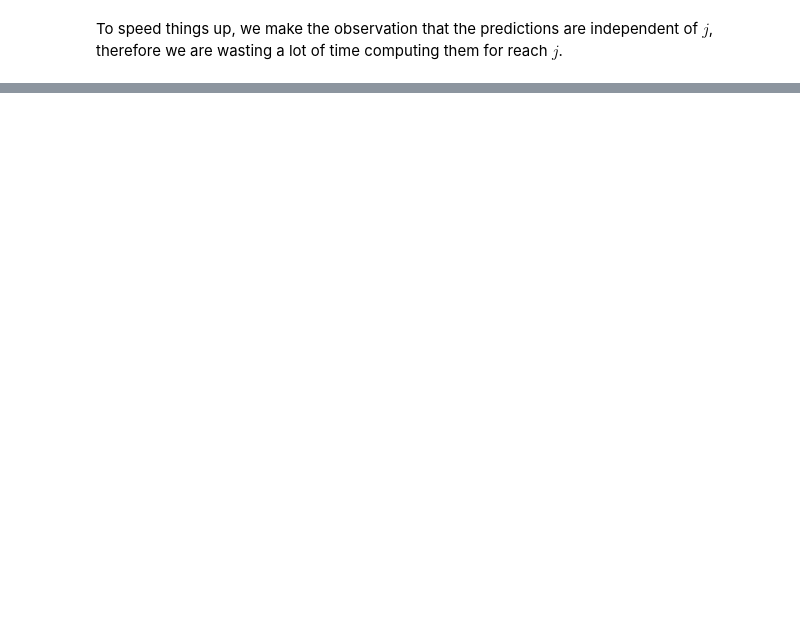
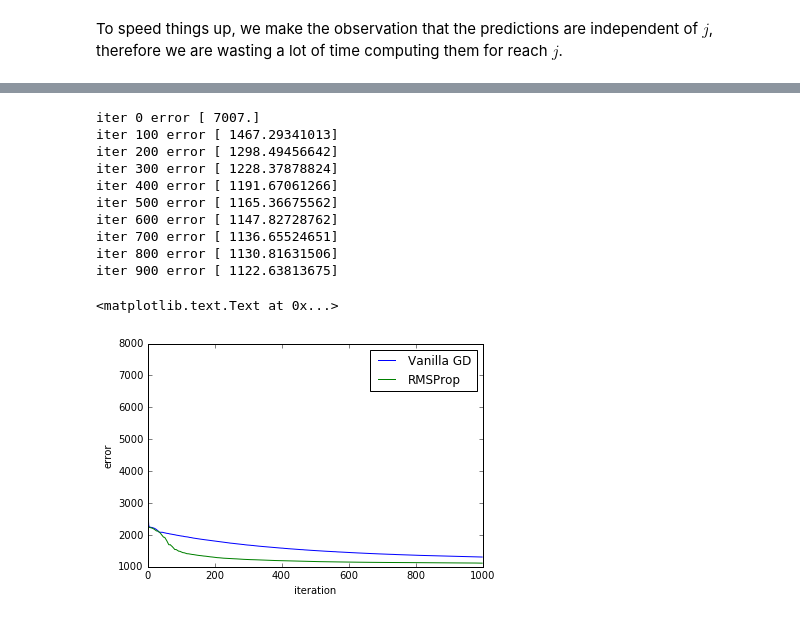
Before and after one commit to paulruvolo/DataScience16, a Jupyter notebook: inclass/day04/bottom_up_machine_learning_solution.ipynb, the cells around one changed output, grey strips where cells are left out. Drawn from its saved outputs; the diff is of its cells as text; code cells hidden in the pictures; blank space fills up the shorter version.

```diff
--- a/inclass/day04/bottom_up_machine_learning_solution.ipynb
+++ b/inclass/day04/bottom_up_machine_learning_solution.ipynb
@@ -278,0 +301,46 @@ iter 1900 error 440.790764221
+# %%
+def rmsprop_descent_multi(w, x, y, alpha, iters):
+    g = alpha*np.ones(w.shape)
+    errors = np.zeros((iters,1))
+    last_error = error_multi(w, x, y)
+    all_ws = []
+
+    for i in range(iters):
+        all_ws.append(np.copy(w))
+        grad = grad_error_multi(w, x, y)
+        w_proposed = w - g*grad
+        grad_proposed = grad_error_multi(w_proposed, x, y)
+        mask = np.sign(grad) == np.sign(grad_proposed)
+        w[mask] = w_proposed[mask]
+        g[mask] *= 1.1
+        g[~mask] *= 0.8
+
+        errors[i] = error_multi(w, x, y)
+        if i % 100 == 0:
+            print "iter", i, "error", errors[i]
+    return w, errors, all_ws
+
+w = np.zeros(w.shape)
+w_f_rms, errors_rms, all_ws = rmsprop_descent_multi(w,
+                                                    X_train,
+                                                    y_train,
+                                                    10**-6.5,
+                                                    1000)
+plt.plot(errors)
+plt.plot(errors_rms)
+plt.legend(['Vanilla GD', 'RMSProp'])
+plt.xlabel('iteration')
+plt.ylabel('error')
+# %% [output]
+iter 0 error [ 7007.]
+iter 100 error [ 1467.29341013]
+iter 200 error [ 1298.49456642]
+iter 300 error [ 1228.37878824]
+iter 400 error [ 1191.67061266]
+iter 500 error [ 1165.36675562]
+iter 600 error [ 1147.82728762]
+iter 700 error [ 1136.65524651]
+iter 800 error [ 1130.81631506]
+iter 900 error [ 1122.63813675]
+<matplotlib.text.Text at 0x...>
+[figure, added]
```
Also changed, not shown: parts of 16 cells of this notebook.
